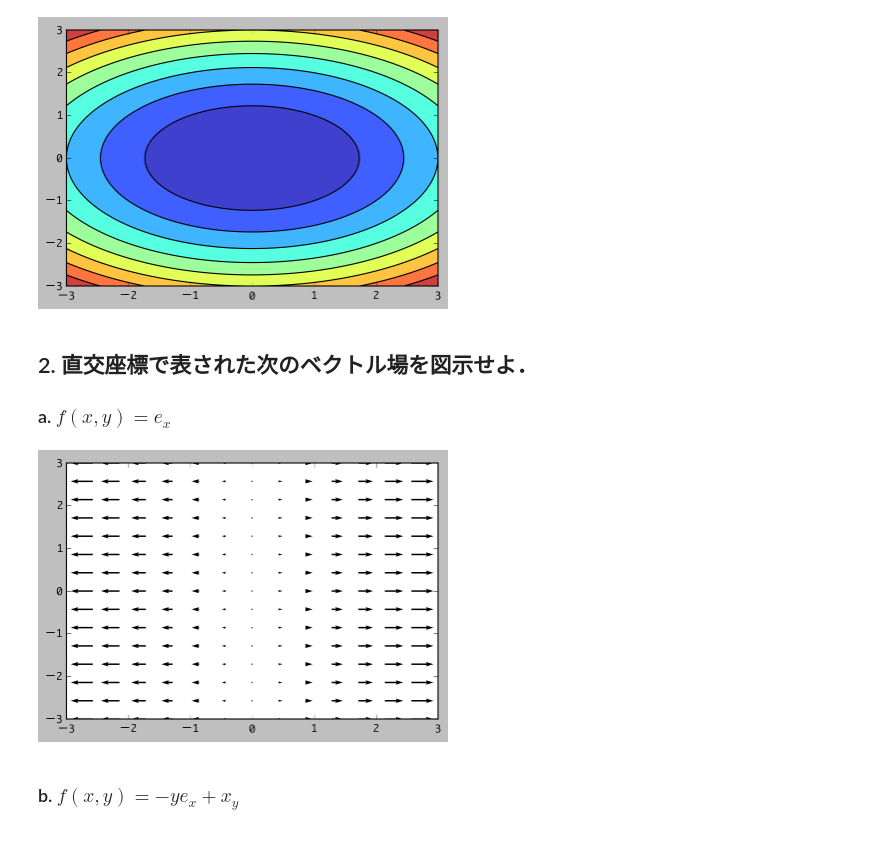
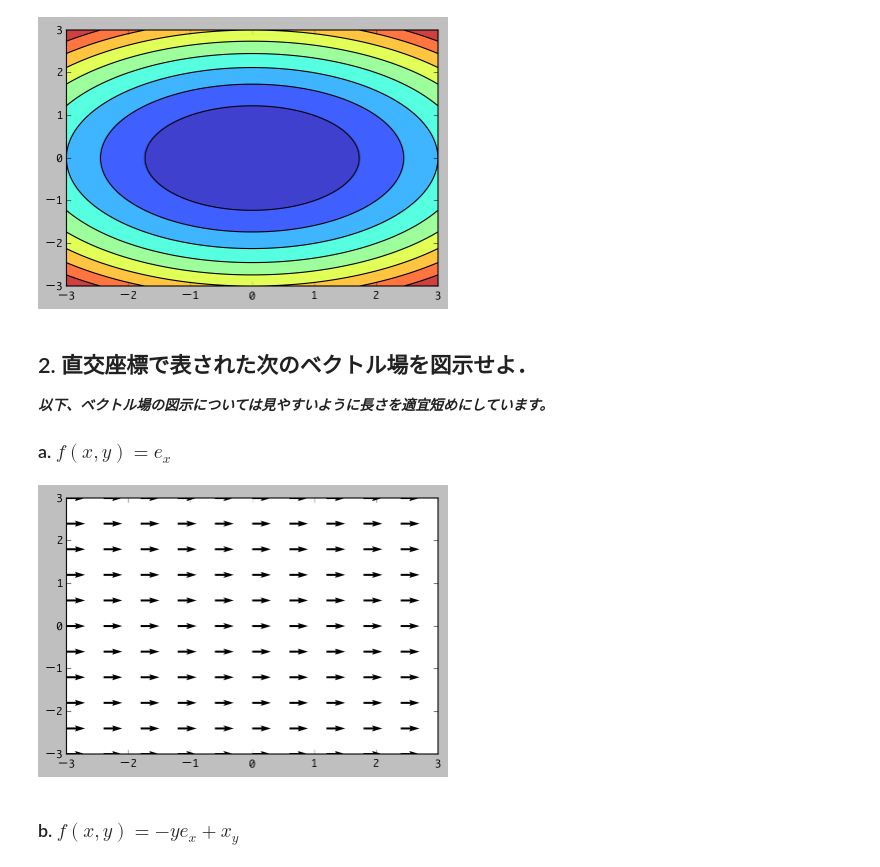
Before and after one commit to yawara/gc, a Jupyter notebook: answer_2.ipynb, the cells around one changed output. Cells and saved outputs as stored; diff of their text form; code cells hidden in the pictures.

```diff
--- a/answer_2.ipynb
+++ b/answer_2.ipynb
@@ -39,14 +39,17 @@ plt.show()
 # %% [markdown]
 ## 2. 直交座標で表された次のベクトル場を図示せよ．
 
+***以下、ベクトル場の図示については見やすいように長さを適宜短めにしています。***
+
 ### a. $f(x,y)=e_{x}$
 # %%
-X, Y = np.meshgrid(np.linspace(-3, 3, 15), np.linspace(-3, 3, 15))
-U, V = X, 0*Y
-plt.quiver(X,Y,U, V)
+n = 11
+X, Y = np.meshgrid(np.linspace(-3, 3, n), np.linspace(-3, 3, n))
+U, V = np.array([[ 1 for i in range(n)] for j in range(11)]), np.array([[ 0 for i in range(n)] for j in range(11)])
+plt.quiver(X,Y,U,V)
 plt.show()
 # %% [output]
-[figure, old version]
+[figure, new version]
 # %% [markdown]
 ### b. $f(x,y)=-ye_x+x_y$
 # %%
```
